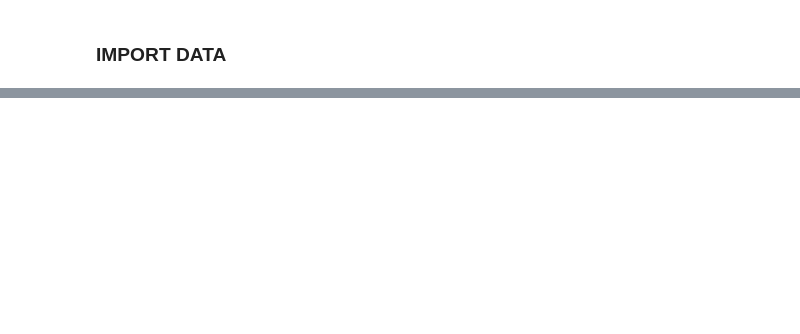
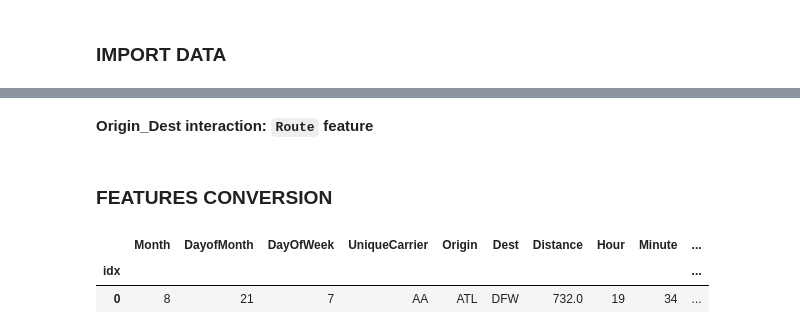
Before and after one commit to lobantseff/flight-delays-fall-2018, a Jupyter notebook: lab/2018-12-13-armavox-xgboost-training.ipynb, the cells around one changed output, grey strips where cells are left out. Cells and saved outputs as stored; diff of their text form; code cells hidden in the pictures; blank space fills up the shorter version.

```diff
--- a/lab/2018-12-13-armavox-xgboost-training.ipynb
+++ b/lab/2018-12-13-armavox-xgboost-training.ipynb
@@ -49,0 +91,13 @@ train = pd.read_csv('../')
+# %% [markdown]
+__Origin_Dest interaction: ``Route`` feature__
+# %%
+train['Route'] = train['Origin'] + '_' + train['Dest']
+test['Route'] = test['Origin'] + '_' + test['Dest']
+# %% [markdown]
+### FEATURES CONVERSION
+# %%
+train.head(1)
+# %% [output]
+|  | Month | DayofMonth | DayOfWeek | UniqueCarrier | Origin | Dest | Distance | Hour | Minute | ... |
+| idx |  |  |  |  |  |  |  |  |  | ... |
+| 0 | 8 | 21 | 7 | AA | ATL | DFW | 732.0 | 19 | 34 | ... |
```
Also changed, not shown: parts of 30 cells of this notebook, 2 other files.
